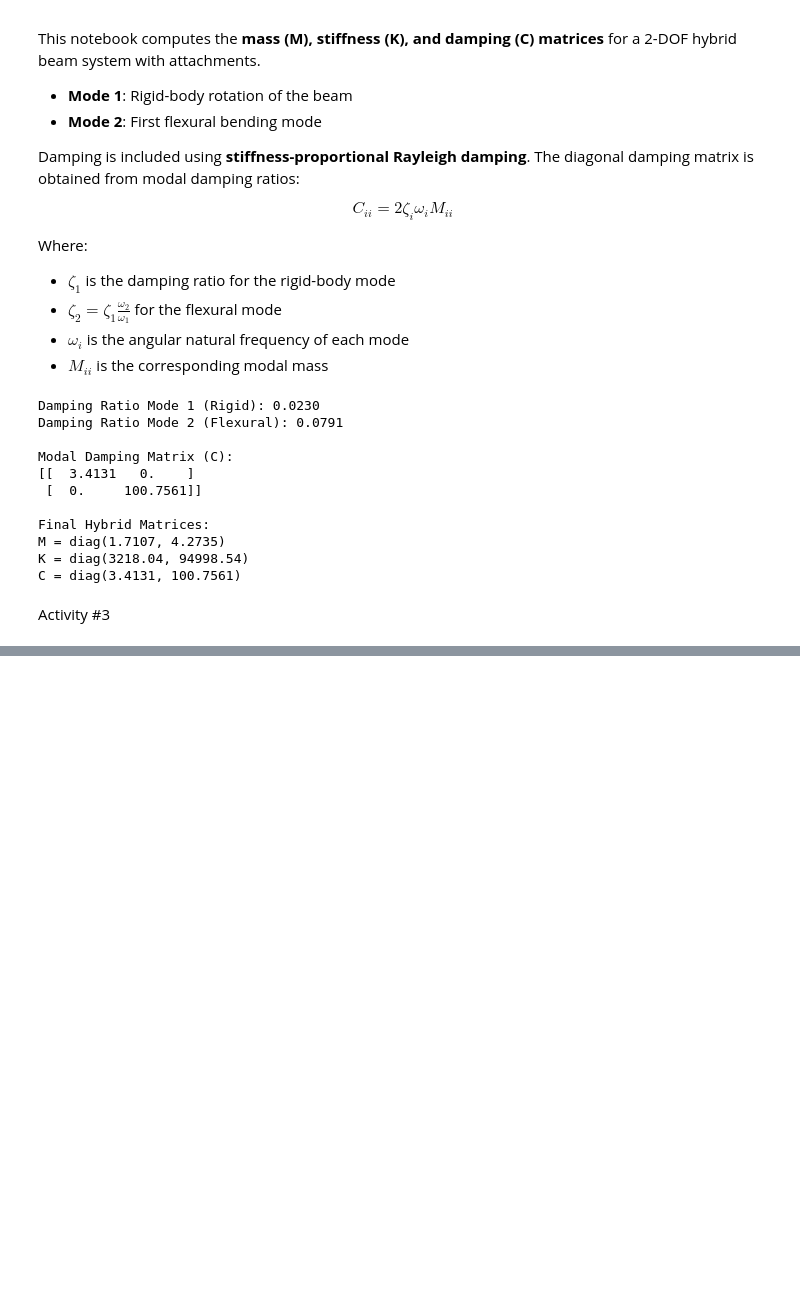
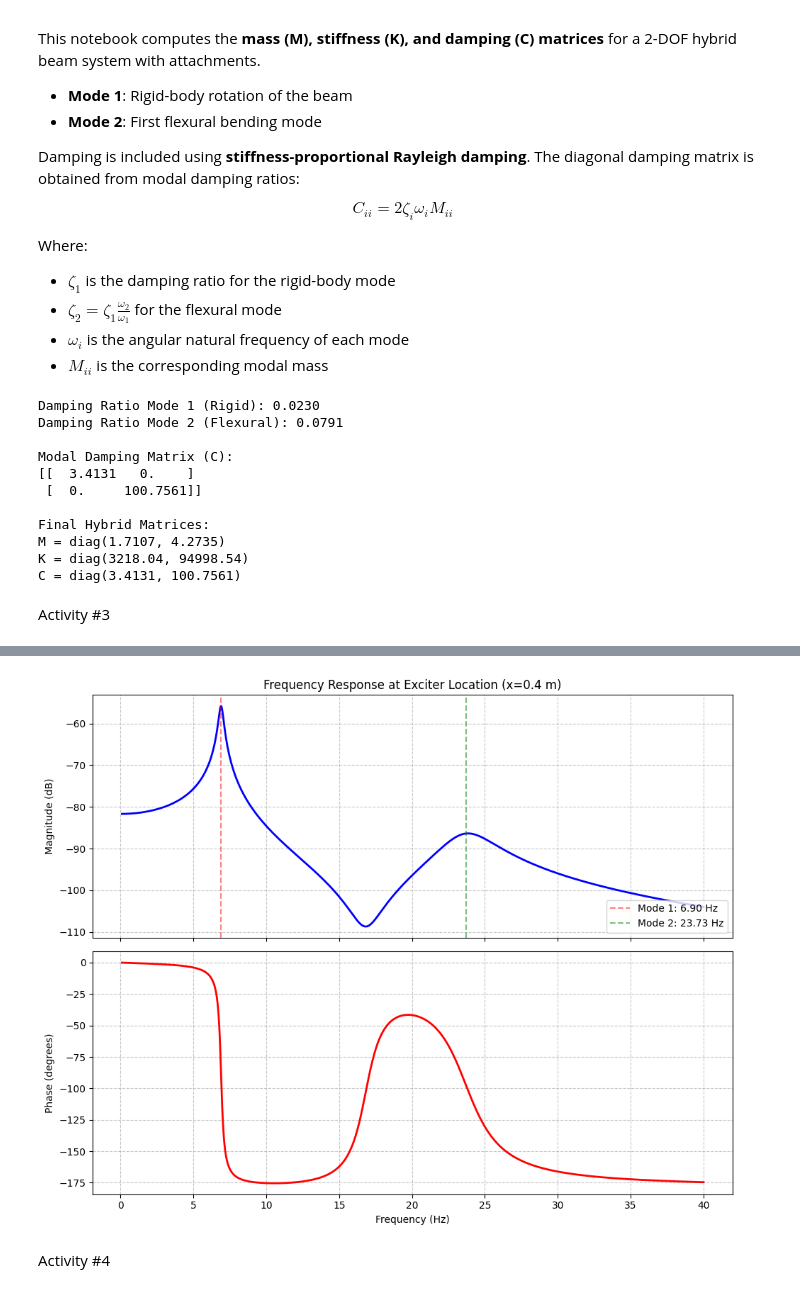
Before and after one commit to kush450629/ME421_GROUP_A1, a Jupyter notebook: Vibration/ME421_E20229_Vibrations.ipynb, the cells around one changed output, grey strips where cells are left out. Saved outputs shown, nothing was run; the diff lists cells and outputs as text; code cells hidden in the pictures; blank space fills up the shorter version.

```diff
--- a/Vibration/ME421_E20229_Vibrations.ipynb
+++ b/Vibration/ME421_E20229_Vibrations.ipynb
@@ -1270,0 +1645,59 @@ Activity #3
+# %%
+import numpy as np
+import matplotlib.pyplot as plt
+
+# ================= 1. Frequency Range Setup =================
+# Define frequency range (e.g., 0.1 to 40 Hz) to cover both modes
+freqs = np.linspace(0.1, 40, 1000)
+omegas = 2 * np.pi * freqs
+
+# Measurement Location: Driving Point (x = le)
+x_measure = le
+
+# ================= 2. Compute FRF (Receptance) =================
+# H(w) = Sum [ (psi_k(x) * psi_k(le)) / (K - w^2 M + j w C) ]
+H_total = np.zeros_like(omegas, dtype=complex)
+
+for i, w in enumerate(omegas):
+    # Mode 1 Contribution
+    numer1 = psi1(x_measure) * psi1(le)
+    denom1 = K11 - M11 * (w**2) + 1j * (C11 * w)
+
+    # Mode 2 Contribution
+    numer2 = psi2(x_measure) * psi2(le)
+    denom2 = K22 - M22 * (w**2) + 1j * (C22 * w)
+
+    H_total[i] = (numer1 / denom1) + (numer2 / denom2)
+
+# ================= 3. Convert to Magnitude (dB) and Phase (deg) =================
+mag_dB = 20 * np.log10(np.abs(H_total))
+phase_rad = np.unwrap(np.angle(H_total)) # Unwrap to avoid 180/-180 jumps
+phase_deg = np.degrees(phase_rad)
+
+# ================= 4. Plotting =================
+fig, (ax1, ax2) = plt.subplots(2, 1, figsize=(10, 8), sharex=True)
+
+# Plot A: Magnitude in dB
+ax1.plot(freqs, mag_dB, 'b-', lw=2)
+ax1.set_ylabel('Magnitude (dB)')
+ax1.set_title(f'Frequency Response at Exciter Location (x={le} m)')
+ax1.grid(True, which="both", linestyle='--', alpha=0.7)
+# Mark Natural Frequencies
+f1 = omega1 / (2*np.pi)
+f2 = omega2 / (2*np.pi)
+ax1.axvline(f1, color='r', linestyle='--', alpha=0.5, label=f'Mode 1: {f1:.2f} Hz')
+ax1.axvline(f2, color='g', linestyle='--', alpha=0.5, label=f'Mode 2: {f2:.2f} Hz')
+ax1.legend(loc='lower right')
+
+# Plot B: Phase in Degrees
+ax2.plot(freqs, phase_deg, 'r-', lw=2)
+ax2.set_ylabel('Phase (degrees)')
+ax2.set_xlabel('Frequency (Hz)')
+ax2.grid(True, which="both", linestyle='--', alpha=0.7)
+
+plt.tight_layout()
+plt.show()
+# %% [output]
+[figure, added]
+# %% [markdown]
+Activity #4
```
Also changed, not shown: parts of 7 cells of this notebook.
